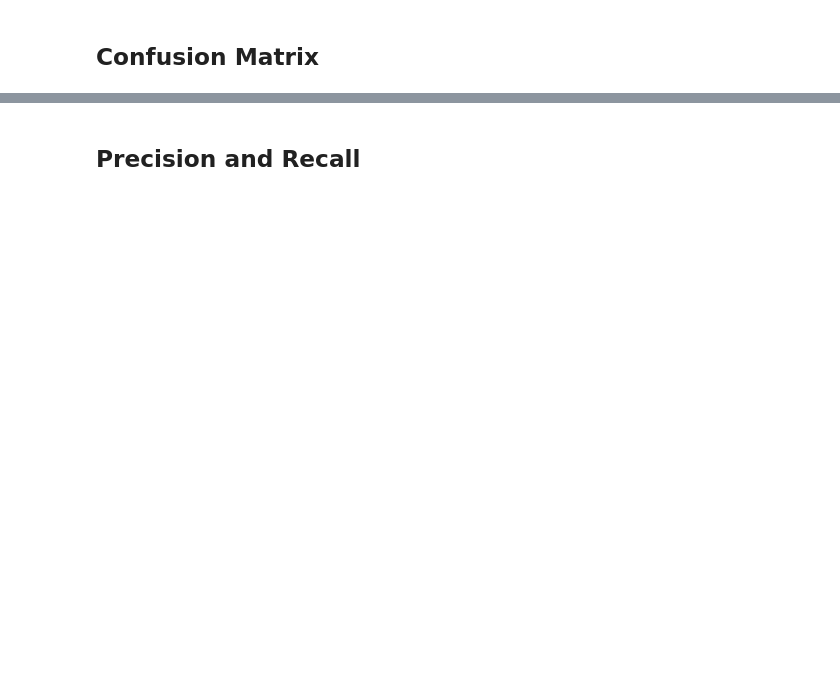
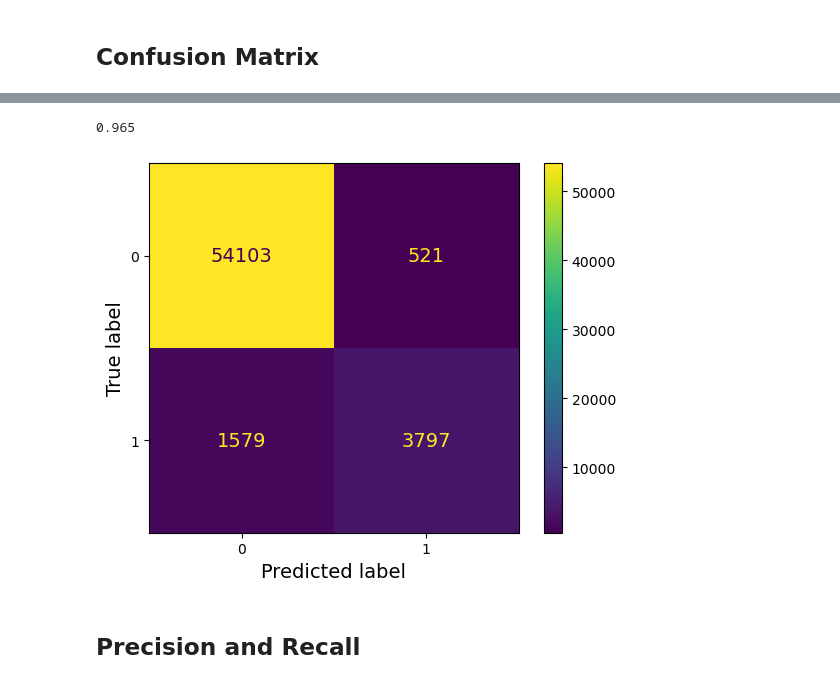
Before and after one commit to jtroses/handson-ml3, a Jupyter notebook: 03_classification.ipynb, the cells around one changed output, grey strips where cells are left out. Drawn from its saved outputs; the diff is of its cells as text; code cells hidden in the pictures; blank space fills up the shorter version.

```diff
--- a/03_classification.ipynb
+++ b/03_classification.ipynb
@@ -291,0 +323,2 @@ array([[54579,     0],
+# %%
+cmd = ConfusionMatrixDisplay(cm)
@@ -292,3 +565,11 @@ array([[54579,     0],
+# %%
+accuracy_score(y_train_5, y_train_pred)
+# %% [output]
+0.965
+# %%
+cmd.plot();
+# %% [output]
+[figure, added]
 # %% [markdown]
 ## Precision and Recall
 # %%
```
Also changed, not shown: parts of 129 cells of this notebook.
